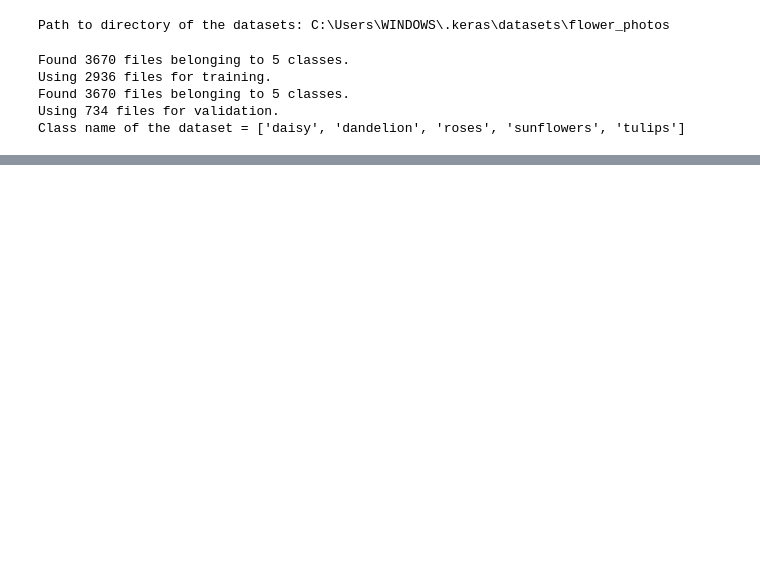
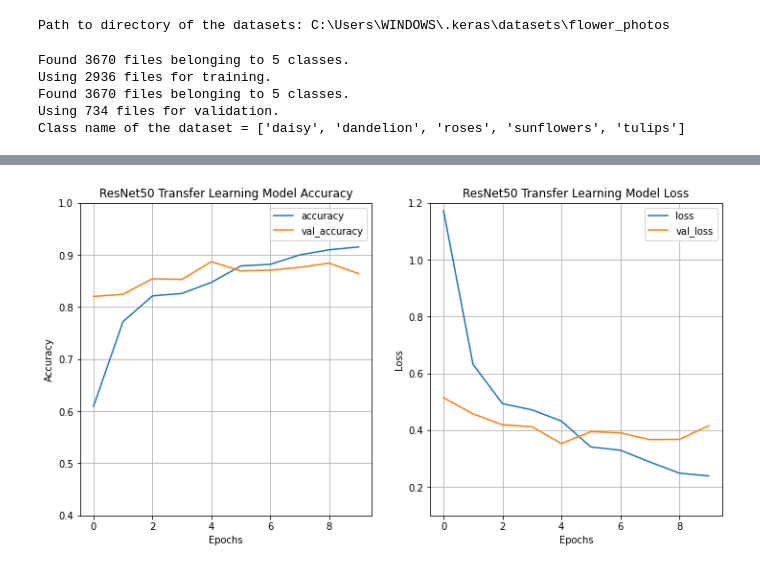
Before and after one commit to ramadhanaraz/ResNet50TransferLearningDemo, a Jupyter notebook: ResNet50Transfer.ipynb, the cells around one changed output, grey strips where cells are left out. Saved outputs shown, nothing was run; the diff lists cells and outputs as text; code cells hidden in the pictures; blank space fills up the shorter version.

```diff
--- a/ResNet50Transfer.ipynb
+++ b/ResNet50Transfer.ipynb
@@ -101,13 +102,12 @@ _________________________________________________________________
 # %%
 ## Adjusting our custom model on top of the pretrained layer from ResNet50
 resnet_model.add(Flatten())
-resnet_model.add(BatchNormalization())
 resnet_model.add(Dense(512, activation="relu"))
 resnet_model.add(Dropout(0.5))
-resnet_model.add(BatchNormalization())
 resnet_model.add(Dense(128, activation="relu"))
 resnet_model.add(Dropout(0.5))
-resnet_model.add(BatchNormalization())
 
 ## Final layer is the output dense layer which correspond to the number of class in the dataset
-num_class =
+num_class = len(class_names)
+resnet_model.add(Dense(num_class, activation="softmax"))
+resnet_model.summary()
@@ -113,0 +132,5 @@ num_class =
+# %%
+## Compile the model and do a nice 10 epochs of training
+resnet_model.compile(optimizer=Adam(learning_rate=0.001), loss="categorical_crossentropy", metrics=['accuracy'])
+
+model_history = resnet_model.fit(train_set, validation_data=val_set, epochs=10)
@@ -113,0 +158,33 @@ num_class =
+# %%
+## Plot the accuracy and val_accuracy for each epochs
+model_fig = plt.gcf()
+model_fig.set_figwidth(12)
+model_fig.set_figheight(6)
+accuracy_legend = ['accuracy', 'val_accuracy']
+loss_legend = ['loss', 'val_loss']
+
+## Accuracy Plot
+ax = plt.subplot(1, 2, 1)
+plt.plot(model_history.history[accuracy_legend[0]])
+plt.plot(model_history.history[accuracy_legend[1]])
+plt.axis(ymin=0.4, ymax=1)
+plt.title("ResNet50 Transfer Learning Model Accuracy")
+plt.ylabel("Accuracy")
+plt.xlabel("Epochs")
+plt.legend(accuracy_legend)
+plt.grid()
+
+## Loss Plot
+ax = plt.subplot(1, 2, 2)
+plt.plot(model_history.history[loss_legend[0]])
+plt.plot(model_history.history[loss_legend[1]])
+plt.axis(ymin=0.1, ymax=1.2)
+plt.title("ResNet50 Transfer Learning Model Loss")
+plt.ylabel("Loss")
+plt.xlabel("Epochs")
+plt.legend(loss_legend)
+plt.grid()
+
+plt.show()
+# %% [output]
+[figure, added]
```
Also changed, not shown: parts of 9 cells of this notebook.
